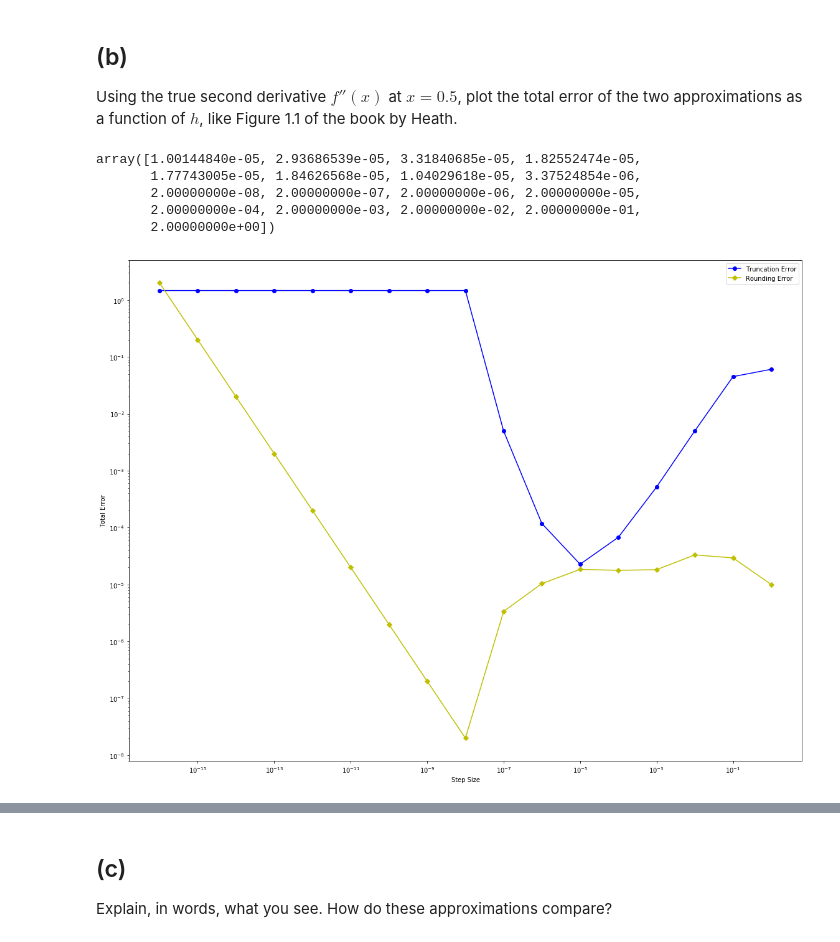
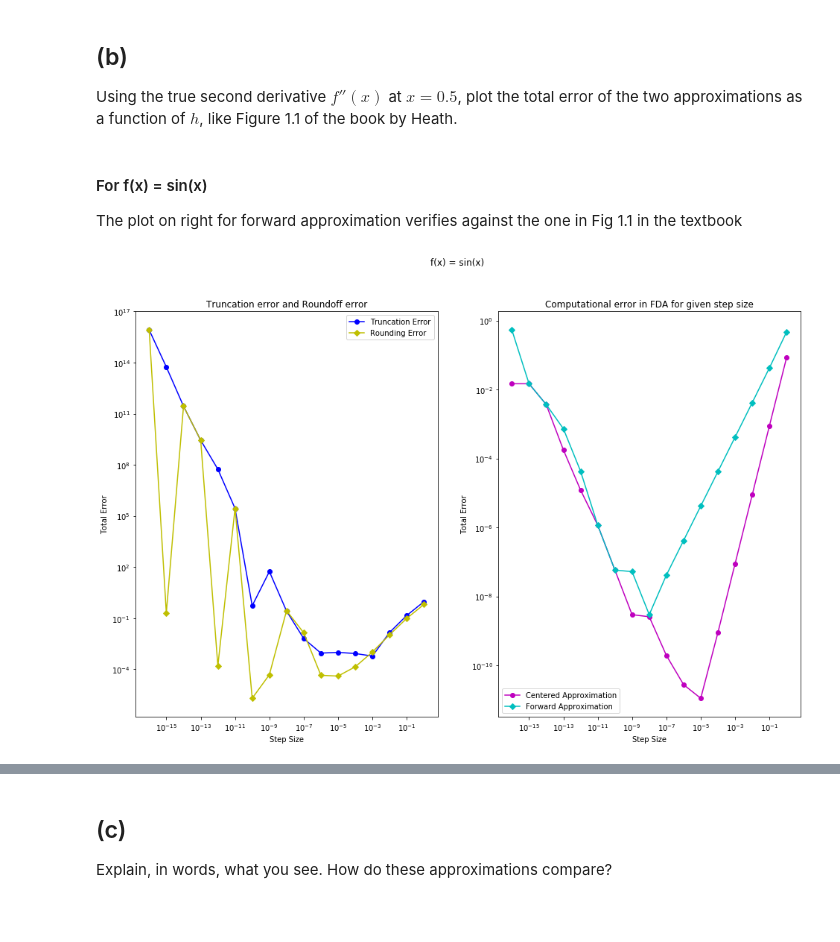
Before and after one commit to tharangni/num-alg-2018, a Jupyter notebook: hw1/Homework Assignment 1.ipynb, the cells around one changed output, grey strips where cells are left out. Saved outputs shown, nothing was run; the diff lists cells and outputs as text; code cells hidden in the pictures; blank space fills up the shorter version.

```diff
--- a/hw1/Homework Assignment 1.ipynb
+++ b/hw1/Homework Assignment 1.ipynb
@@ -316,2 +318,9 @@ val = 0.5
 # %%
+a = 1
+r = 10
+length = 17
+
+val1 = 1
+val2 = 0.5
+
 h = [a * r ** (1-n) for n in range(1, length+1)]
@@ -322,3 +327,6 @@ L = np.zeros((length, 6))
+# %%
+true_fx = f_xx(val1, method = "first")
+true_fxx = f_xx(val2, method="second")
 # %%
 '''
 L[:, 0] : Value of x
@@ -363,7 +381,8 @@ Using the true second derivative $f''(x)$ at $x=0.5$, plot the total error of th
 # modify the bounds
 M = 1
 eps = 1e-16
-A = np.zeros((length, 7))
+A1 = np.zeros((length, 7))
+A2 = np.zeros((length, 7))
 # %%
 '''
 A[:, 0] : Value of x
@@ -385,10 +412,2 @@ for i, step in enumerate(h):
-# %%
-A[:, 5]
-# %% [output]
-array([1.00144840e-05, 2.93686539e-05, 3.31840685e-05, 1.82552474e-05,
-       1.77743005e-05, 1.84626568e-05, 1.04029618e-05, 3.37524854e-06,
-       2.00000000e-08, 2.00000000e-07, 2.00000000e-06, 2.00000000e-05,
-       2.00000000e-04, 2.00000000e-03, 2.00000000e-02, 2.00000000e-01,
-       2.00000000e+00])
 # %%
-plt.rcParams["figure.figsize"] = (16, 12)
+plt.rcParams["figure.figsize"] = (16, 10)
@@ -397,11 +414,28 @@ temp = np.arange(len(h))
+# %% [markdown]
+#### For f(x) = sin(x)
+
+The plot on right for forward approximation verifies against the one in Fig 1.1 in the textbook
 # %%
-fig1, ax1 = plt.subplots(1, 1)
-ax1.loglog(A[:, 1], A[:, 4], 'bo-', label = "Truncation Error")
-ax1.loglog(A[:, 1], A[:, 5], 'yD-', label = "Rounding Error")
+fig_x, ax_x = plt.subplots(1, 2)
+
+ax1 = ax_x[0]
+ax1.loglog(A1[:, 1], A1[:, 4], 'bo-', label = "Truncation Error")
+ax1.loglog(A1[:, 1], A1[:, 5], 'yD-', label = "Rounding Error")
 # ax1.loglog(A[:, 1], A[:, 6], 'r*-', label = "Computational Error")
 ax1.set_xlabel("Step Size")
 ax1.set_ylabel("Total Error")
+ax1.set_title("Truncation error and Roundoff error")
 ax1.legend()
-fig1.tight_layout()
+
+ax2 = ax_x[1]
+ax2.loglog(L1[:, 1], L1[:, 4], 'mo-', label = "Centered Approximation")
+ax2.loglog(L1[:, 1], L1[:, 5], 'cD-', label = "Forward Approximation")
+ax2.set_xlabel("Step Size")
+ax2.set_ylabel("Total Error")
+ax2.set_title("Computational error in FDA for given step size")
+ax2.legend()
+
+fig_x.suptitle("f(x) = sin(x)")
+plt.show()
 # %% [output]
-[figure, old version]
+[figure, new version]
```
Also changed, not shown: parts of 15 cells of this notebook.
